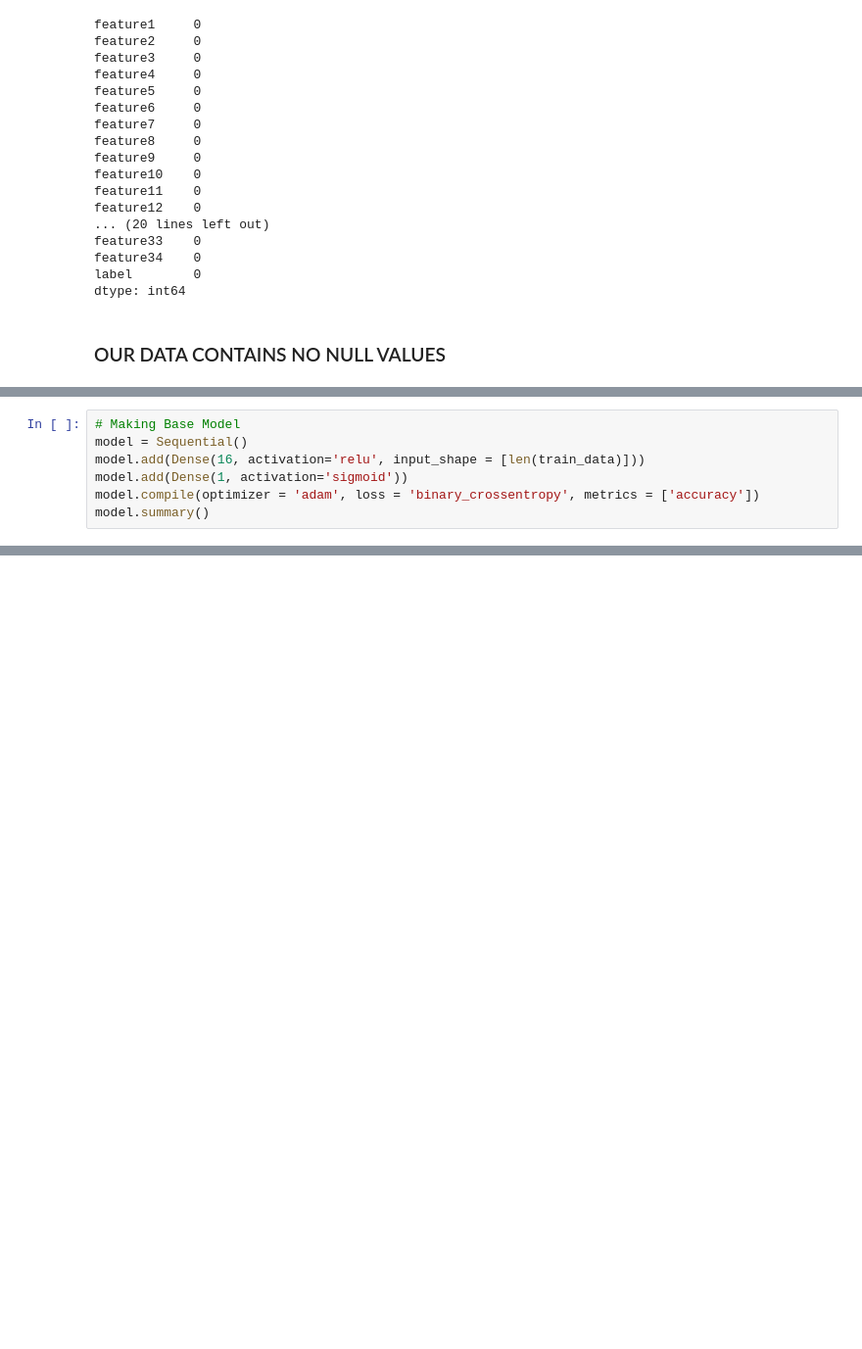
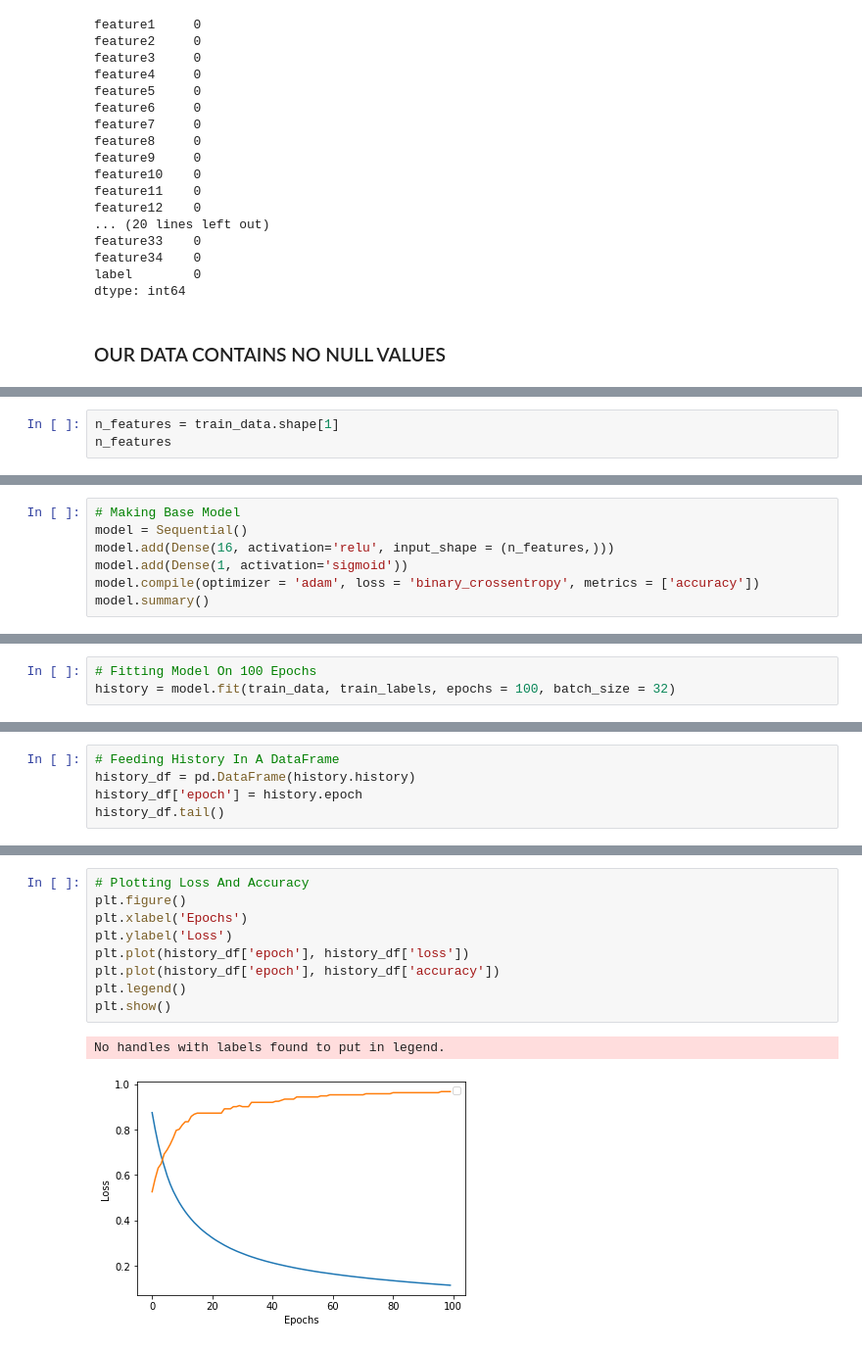
Before and after one commit to SyedHuzaifa007/PIAIC-Deep-Learning-Assignment, a Jupyter notebook: Ionosphere_Assignment.ipynb, the cells around one changed output, grey strips where cells are left out. Shown at 98% size. Saved outputs shown, nothing was run; the diff lists cells and outputs as text; blank space fills up the shorter version.

```diff
--- a/Ionosphere_Assignment.ipynb
+++ b/Ionosphere_Assignment.ipynb
@@ -294,0 +286,3 @@ test_labels
+# %%
+n_features = train_data.shape[1]
+n_features
@@ -295,7 +291,7 @@ test_labels
 # %%
 # Making Base Model
 model = Sequential()
-model.add(Dense(16, activation='relu', input_shape = [len(train_data)]))
+model.add(Dense(16, activation='relu', input_shape = (n_features,)))
 model.add(Dense(1, activation='sigmoid'))
 model.compile(optimizer = 'adam', loss = 'binary_crossentropy', metrics = ['accuracy'])
 model.summary()
@@ -303,0 +319,3 @@ AttributeError: ignored
+# %%
+# Fitting Model On 100 Epochs
+history = model.fit(train_data, train_labels, epochs = 100, batch_size = 32)
@@ -303,0 +340,5 @@ AttributeError: ignored
+# %%
+# Feeding History In A DataFrame
+history_df = pd.DataFrame(history.history)
+history_df['epoch'] = history.epoch
+history_df.tail()
@@ -303,0 +352,12 @@ AttributeError: ignored
+# %%
+# Plotting Loss And Accuracy
+plt.figure()
+plt.xlabel('Epochs')
+plt.ylabel('Loss')
+plt.plot(history_df['epoch'], history_df['loss'])
+plt.plot(history_df['epoch'], history_df['accuracy'])
+plt.legend()
+plt.show()
+# %% [output]
+No handles with labels found to put in legend.
+[figure, added]
```
Also changed, not shown: parts of 16 cells of this notebook.
